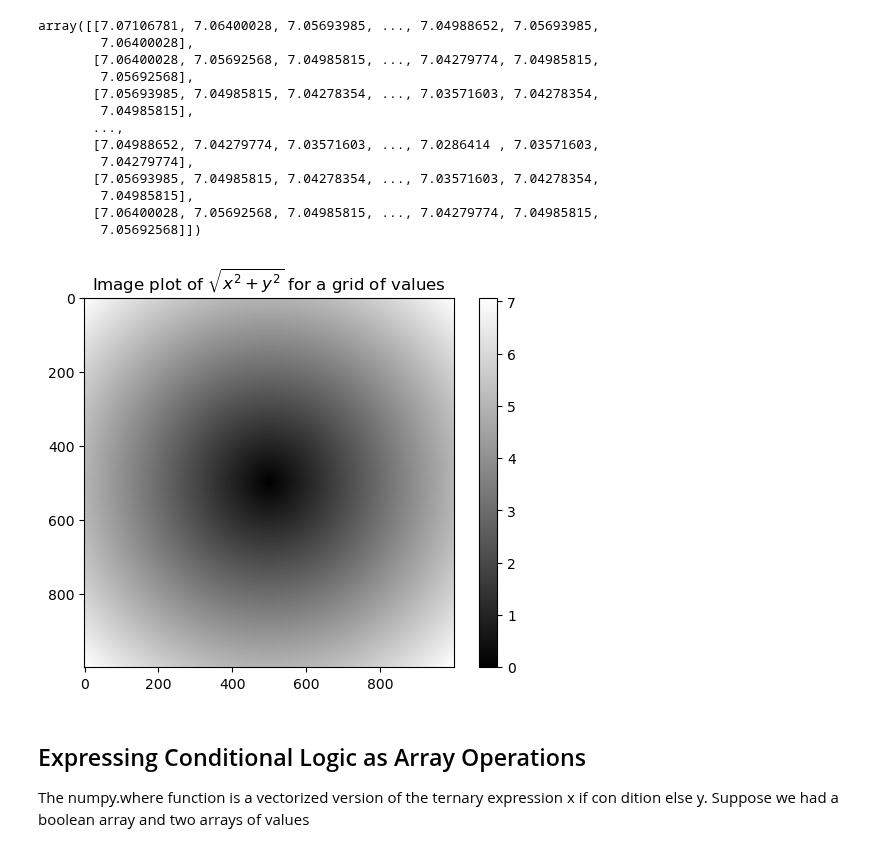
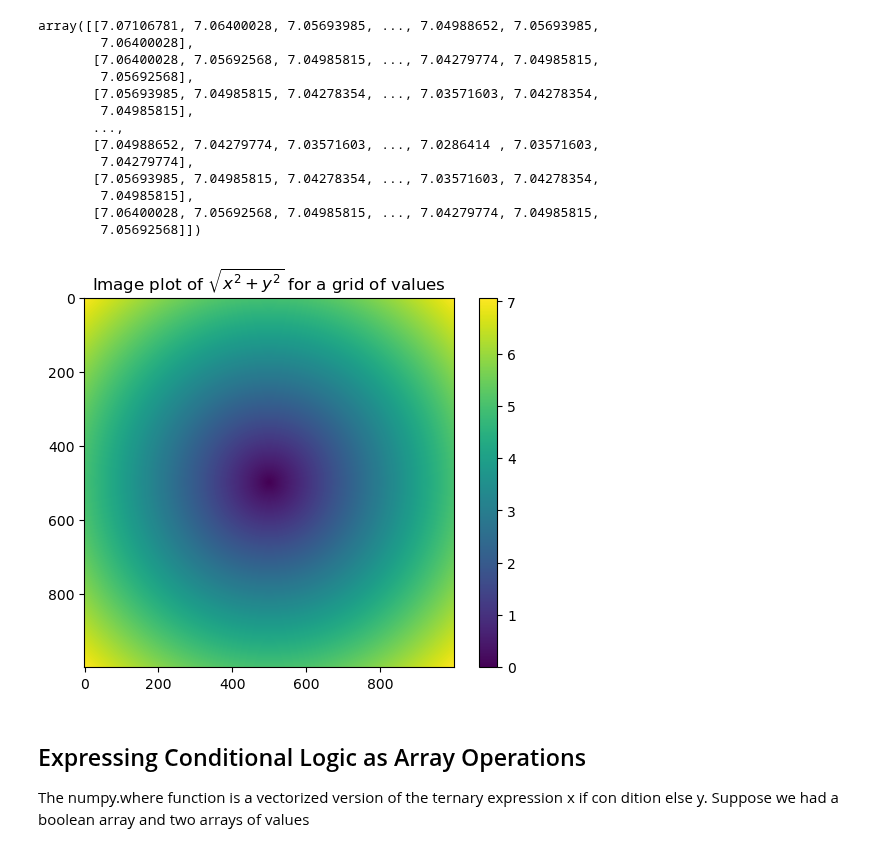
Before and after one commit to ahammadnafiz/Machine-Learning-From-Scratch, a Jupyter notebook: Numpy From Scratch/Array-Oriented Programming with Arrays.ipynb, the cells around one changed output. Drawn from its saved outputs; the diff is of its cells as text; code cells hidden in the pictures.

```diff
--- a/Numpy From Scratch/Array-Oriented Programming with Arrays.ipynb
+++ b/Numpy From Scratch/Array-Oriented Programming with Arrays.ipynb
@@ -45,11 +55,11 @@ array([[7.07106781, 7.06400028, 7.05693985, ..., 7.04988652, 7.05693985,
 # %%
 import matplotlib.pyplot as plt
 plt.title("Image plot of $\sqrt{x^2 + y^2}$ for a grid of values")
-plt.imshow(z, cmap=plt.cm.gray)
+plt.imshow(z)
 plt.colorbar()
 plt.show()
 # %% [output]
-[figure, old version]
+[figure, new version]
 # %% [markdown]
 ## Expressing Conditional Logic as Array Operations
 The numpy.where function is a vectorized version of the ternary expression x if con
```
Also changed, not shown: parts of 17 cells of this notebook, 25 other files.
